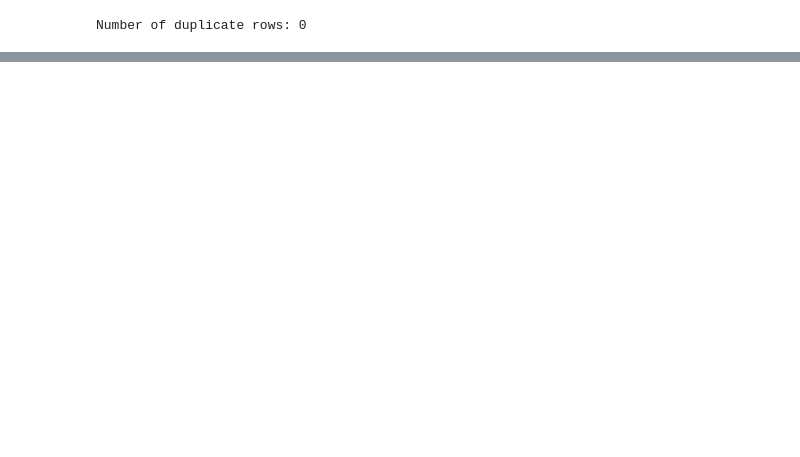
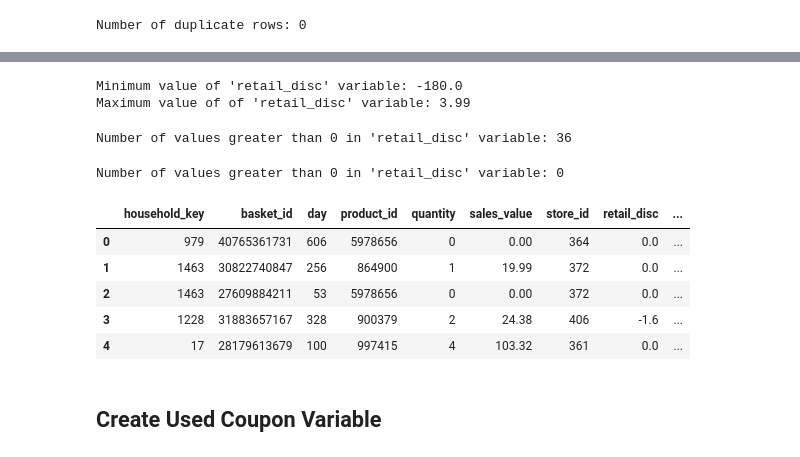
Before and after one commit to DATA601-CustSegment-Nov2025-to-Feb2026/New-CustSegment-Project, a Jupyter notebook: Customer_Segmentation_(Preprocessing).ipynb, the cells around one changed output, grey strips where cells are left out. Drawn from its saved outputs; the diff is of its cells as text; code cells hidden in the pictures; blank space fills up the shorter version.

Commit message:
More Data Preprocessing

```diff
--- a/Customer_Segmentation_(Preprocessing).ipynb
+++ b/Customer_Segmentation_(Preprocessing).ipynb
@@ -160,0 +204,51 @@ print(unique_count)
+# %%
+# Check the minimum and maximum values of 'retail_disc' variable
+min_value_retail_disc = final_merged_df['retail_disc'].min()
+max_value_retail_disc = final_merged_df['retail_disc'].max()
+
+print("Minimum value of 'retail_disc' variable:", min_value_retail_disc)
+print("Maximum value of of 'retail_disc' variable:", max_value_retail_disc)
+# %% [output]
+Minimum value of 'retail_disc' variable: -180.0
+Maximum value of of 'retail_disc' variable: 3.99
+# %%
+# Count transactions where 'retail_disc' variable is positive.
+# Positive values in 'retail_disc' variable indicate an issue because discounts are recorded as negative values in this dataset.
+num_positive_retail_disc = (final_merged_df['retail_disc'] > 0).sum()
+print("Number of values greater than 0 in 'retail_disc' variable:", num_positive_retail_disc)
+# %% [output]
+Number of values greater than 0 in 'retail_disc' variable: 36
+# %%
+# As there are only a very small number of positive values (36) in 'retail_disc' variable, it is likely due data entry.
+# So, any value greater than 0 in 'retail_disc' variable is converted to 0.
+final_merged_df.loc[final_merged_df['retail_disc'] > 0, 'retail_disc'] = 0
+
+# Count transactions where 'retail_disc' variable is positive after converting to 0.
+num_positive_retail_disc = (final_merged_df['retail_disc'] > 0).sum()
+print("Number of values greater than 0 in 'retail_disc' variable:", num_positive_retail_disc)
+# %% [output]
+Number of values greater than 0 in 'retail_disc' variable: 0
+# %%
+# Create a 'used_retail_discount' variable:
+# If retail_disc < 0, household purchased items with retail discount ("Yes")
+# If retail_disc = 0, household purchased items without retail discoun("No")
+final_merged_df['used_retailed_discount'] = np.where(final_merged_df['retail_disc'] < 0, 'yes', 'no')
+
+# Move 'used_retailed_discount' variable next to 'retail_disc'
+all_columns = final_merged_df.columns.tolist()
+all_columns.insert(all_columns.index('retail_disc') + 1, all_columns.pop(all_columns.index('used_retailed_discount')))
+final_merged_df = final_merged_df[all_columns]
+
+
+# Display first 5 rows of the dataset after creating variables:
+# used_coupon
+final_merged_df.head(5)
+# %% [output]
+|  | household_key | basket_id | day | product_id | quantity | sales_value | store_id | retail_disc | ... |
+| 0 | 979 | 40765361731 | 606 | 5978656 | 0 | 0.00 | 364 | 0.0 | ... |
+| 1 | 1463 | 30822740847 | 256 | 864900 | 1 | 19.99 | 372 | 0.0 | ... |
+| 2 | 1463 | 27609884211 | 53 | 5978656 | 0 | 0.00 | 372 | 0.0 | ... |
+| 3 | 1228 | 31883657167 | 328 | 900379 | 2 | 24.38 | 406 | -1.6 | ... |
+| 4 | 17 | 28179613679 | 100 | 997415 | 4 | 103.32 | 361 | 0.0 | ... |
+# %% [markdown]
+## Create Used Coupon Variable
```
Also changed, not shown: parts of 50 cells of this notebook.
